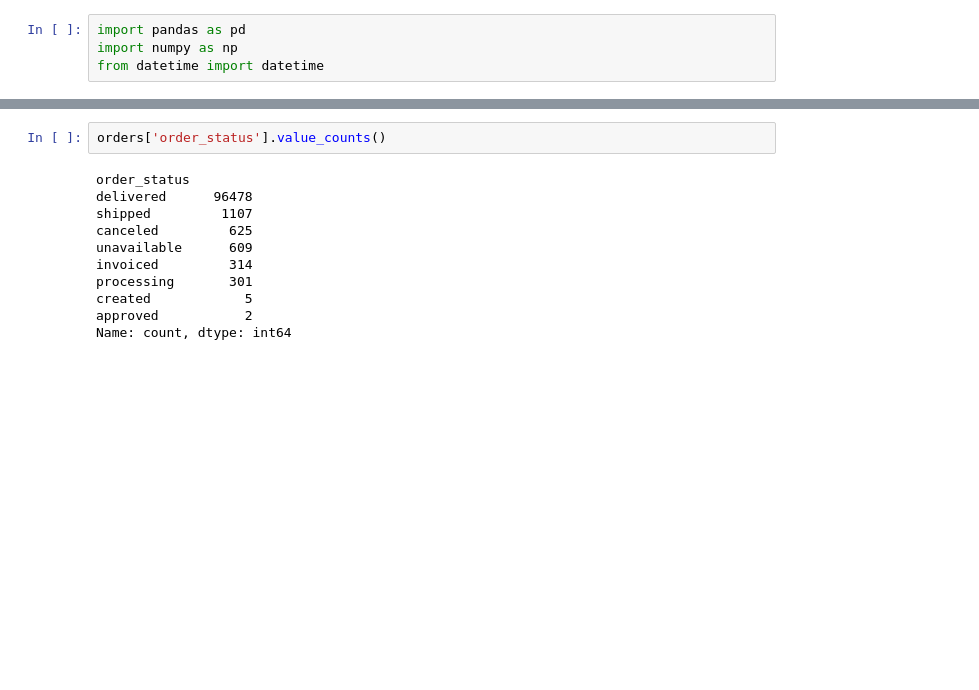
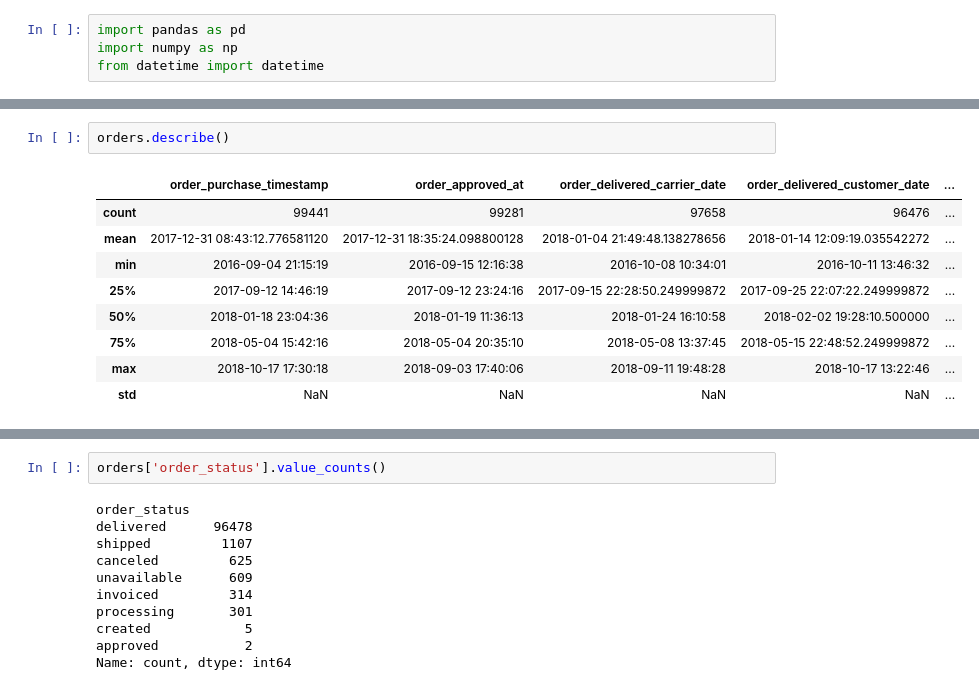
Before and after one commit to yunwe/olist-logistics-efficiency, a Jupyter notebook: notebooks/Playground.ipynb, the cells around one changed output, grey strips where cells are left out. Saved outputs shown, nothing was run; the diff lists cells and outputs as text; blank space fills up the shorter version.

```diff
--- a/notebooks/Playground.ipynb
+++ b/notebooks/Playground.ipynb
@@ -22,0 +64,12 @@ orders.head()
+# %%
+orders.describe()
+# %% [output]
+|  | order_purchase_timestamp | order_approved_at | order_delivered_carrier_date | order_delivered_customer_date | ... |
+| count | 99441 | 99281 | 97658 | 96476 | ... |
+| mean | 2017-12-31 08:43:12.776581120 | 2017-12-31 18:35:24.098800128 | 2018-01-04 21:49:48.138278656 | 2018-01-14 12:09:19.035542272 | ... |
+| min | 2016-09-04 21:15:19 | 2016-09-15 12:16:38 | 2016-10-08 10:34:01 | 2016-10-11 13:46:32 | ... |
+| 25% | 2017-09-12 14:46:19 | 2017-09-12 23:24:16 | 2017-09-15 22:28:50.249999872 | 2017-09-25 22:07:22.249999872 | ... |
+| 50% | 2018-01-18 23:04:36 | 2018-01-19 11:36:13 | 2018-01-24 16:10:58 | 2018-02-02 19:28:10.500000 | ... |
+| 75% | 2018-05-04 15:42:16 | 2018-05-04 20:35:10 | 2018-05-08 13:37:45 | 2018-05-15 22:48:52.249999872 | ... |
+| max | 2018-10-17 17:30:18 | 2018-09-03 17:40:06 | 2018-09-11 19:48:28 | 2018-10-17 13:22:46 | ... |
+| std | NaN | NaN | NaN | NaN | ... |
```
Also changed, not shown: parts of 17 cells of this notebook, 5 other files.
